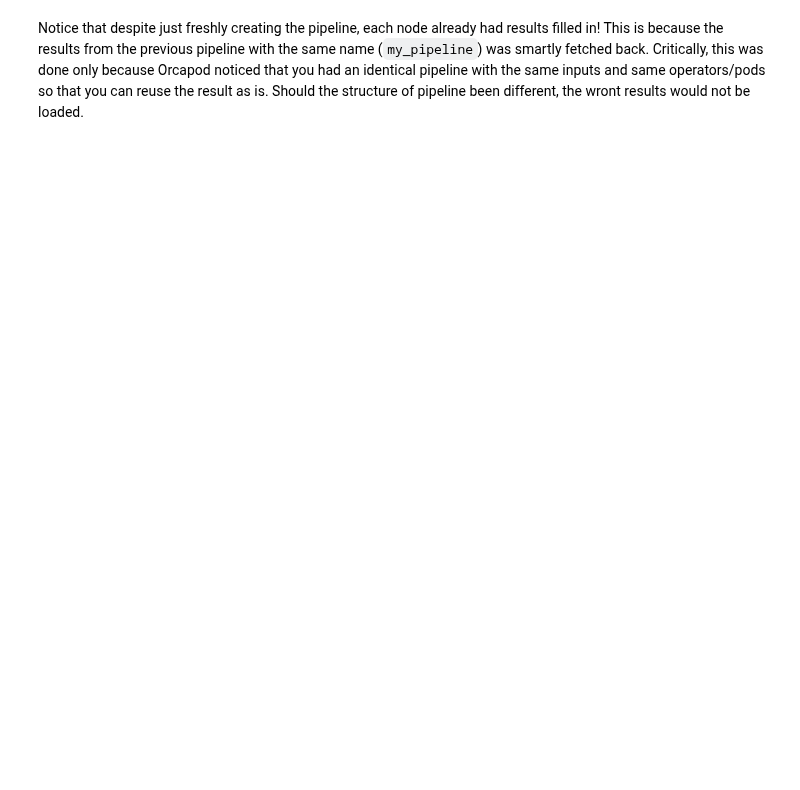
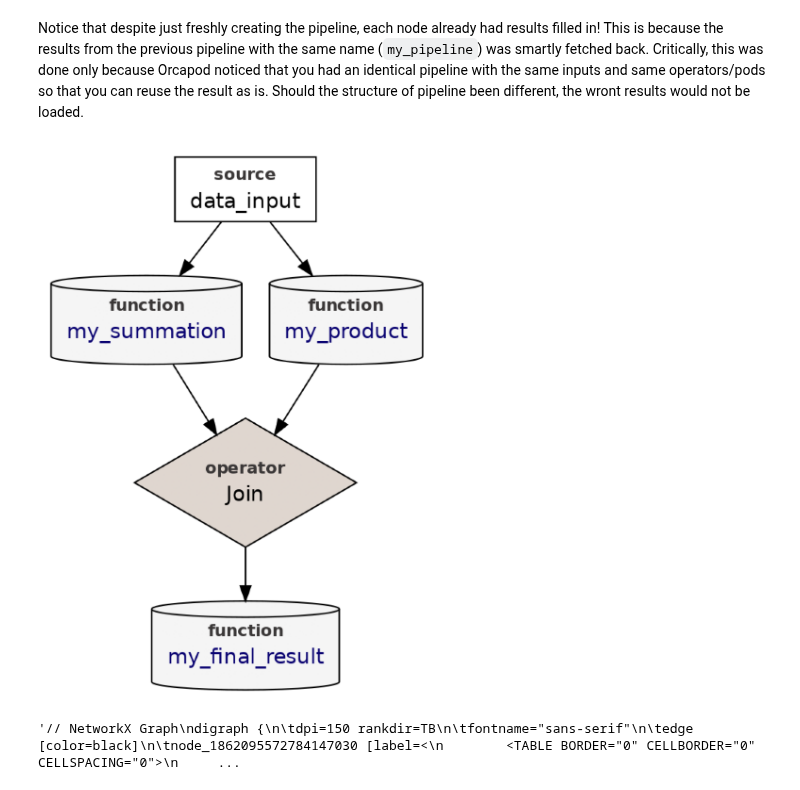
Before and after one commit to nauticalab/orcapod-python, a Jupyter notebook: notebooks/tutorials/01_introduction_to_orcapod.ipynb, the cells around one changed output. Saved outputs shown, nothing was run; the diff lists cells and outputs as text; code cells hidden in the pictures; blank space fills up the shorter version.

```diff
--- a/notebooks/tutorials/01_introduction_to_orcapod.ipynb
+++ b/notebooks/tutorials/01_introduction_to_orcapod.ipynb
@@ -655,2 +670,7 @@ shape: (5, 2)
 # %% [markdown]
 Notice that despite just freshly creating the pipeline, each node already had results filled in! This is because the results from the previous pipeline with the same name (`my_pipeline`) was smartly fetched back. Critically, this was done only because Orcapod noticed that you had an identical pipeline with the same inputs and same operators/pods so that you can reuse the result as is. Should the structure of pipeline been different, the wront results would not be loaded.
+# %%
+pipeline2.show_graph()
+# %% [output]
+[figure, added]
+'// NetworkX Graph\ndigraph {\n\tdpi=150 rankdir=TB\n\tfontname="sans-serif"\n\tedge [color=black]\n\tnode_1862095572784147030 [label=<\n        <TABLE BORDER="0" CELLBORDER="0" CELLSPACING="0">\n     ...
```
Also changed, not shown: parts of 38 cells of this notebook, 1 other file.
